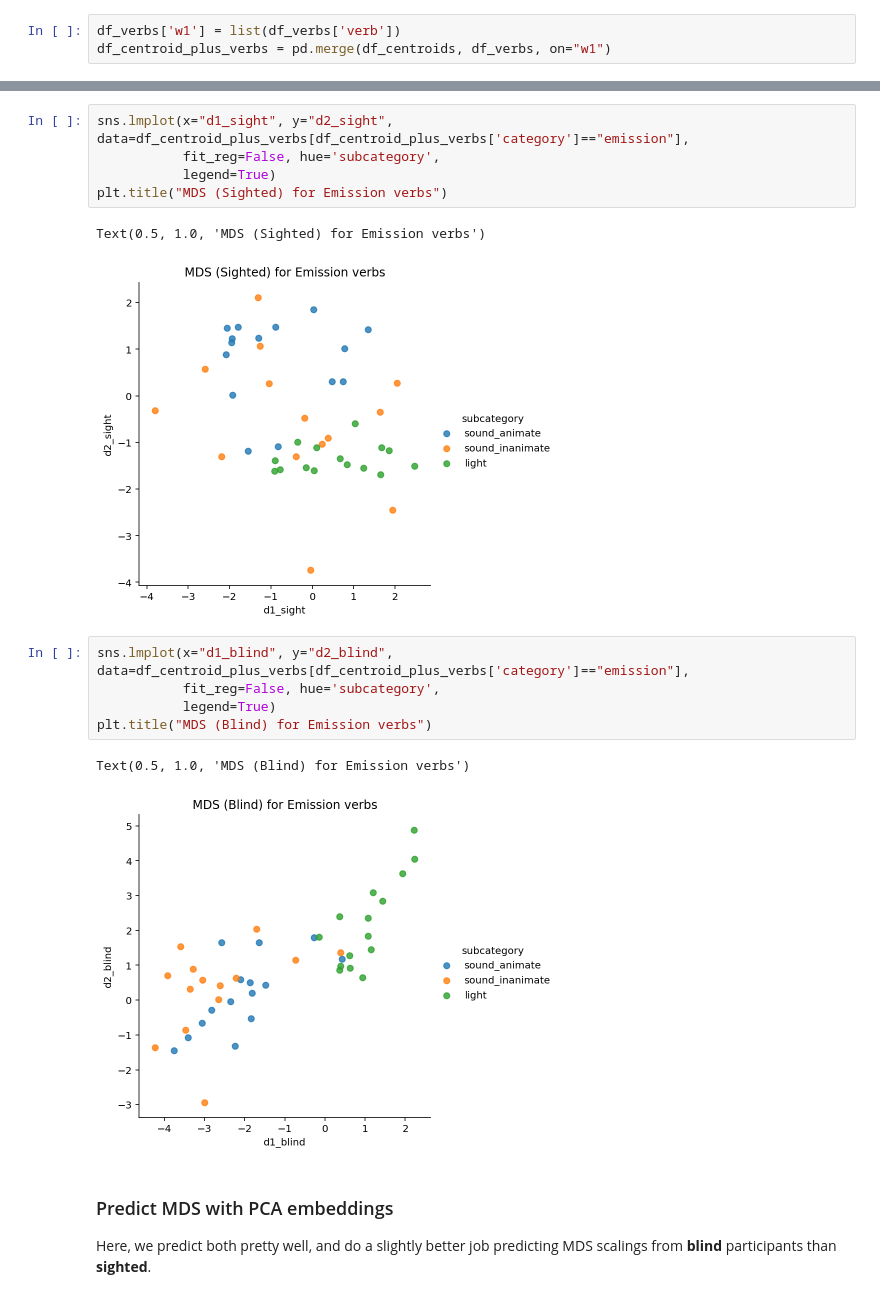
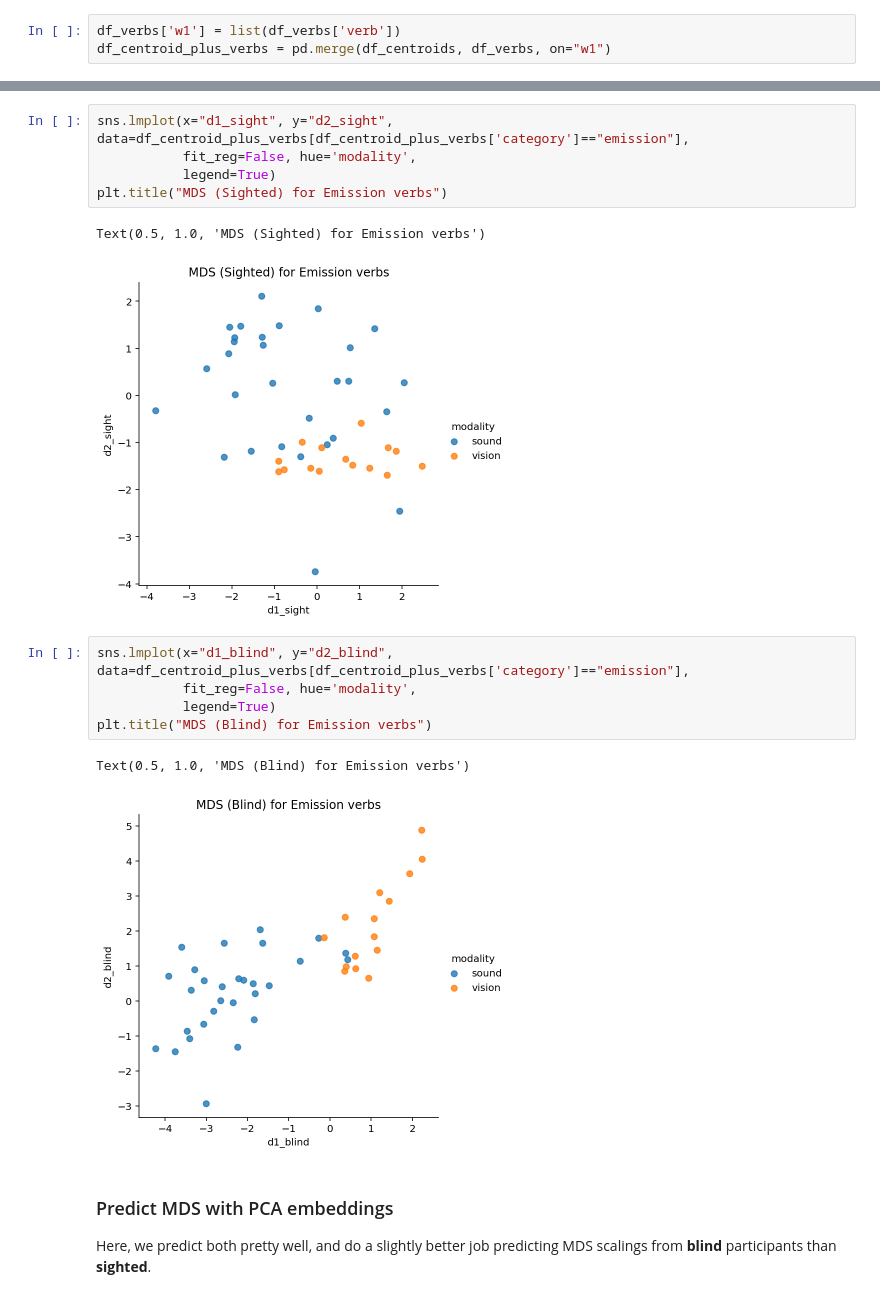
Before and after one commit to seantrott/abstract_concrete, a Jupyter notebook: comparing_to_humans.ipynb, the cells around one changed output, grey strips where cells are left out. Cells and saved outputs as stored; diff of their text form.

```diff
--- a/comparing_to_humans.ipynb
+++ b/comparing_to_humans.ipynb
@@ -290,20 +300,20 @@ Text(0.5, 1.0, 'MDS (Blind) for Perception verbs')
 [figure]
 # %%
 sns.lmplot(x="d1_sight", y="d2_sight", data=df_centroid_plus_verbs[df_centroid_plus_verbs['category']=="emission"],
-           fit_reg=False, hue='subcategory',
+           fit_reg=False, hue='modality',
            legend=True)
 plt.title("MDS (Sighted) for Emission verbs")
 # %% [output]
 Text(0.5, 1.0, 'MDS (Sighted) for Emission verbs')
-[figure, old version]
+[figure, new version]
 # %%
 sns.lmplot(x="d1_blind", y="d2_blind", data=df_centroid_plus_verbs[df_centroid_plus_verbs['category']=="emission"],
-           fit_reg=False, hue='subcategory',
+           fit_reg=False, hue='modality',
            legend=True)
 plt.title("MDS (Blind) for Emission verbs")
 # %% [output]
 Text(0.5, 1.0, 'MDS (Blind) for Emission verbs')
-[figure, old version]
+[figure, new version]
 # %% [markdown]
 ### Predict MDS with PCA embeddings
 
```
Also changed, not shown: parts of 6 cells of this notebook.
